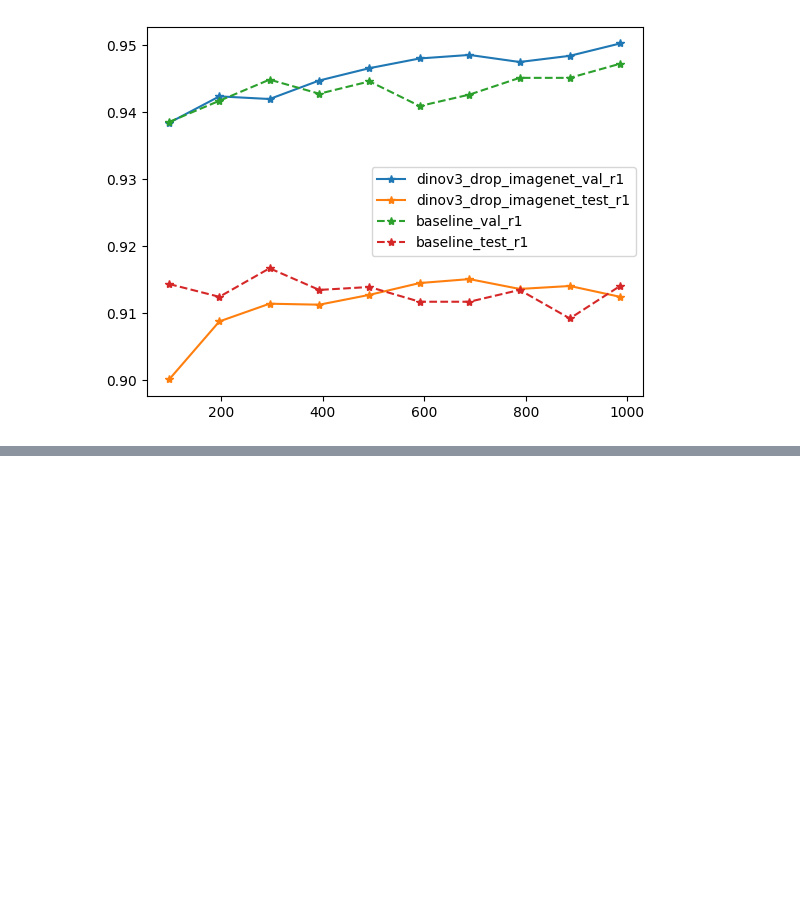
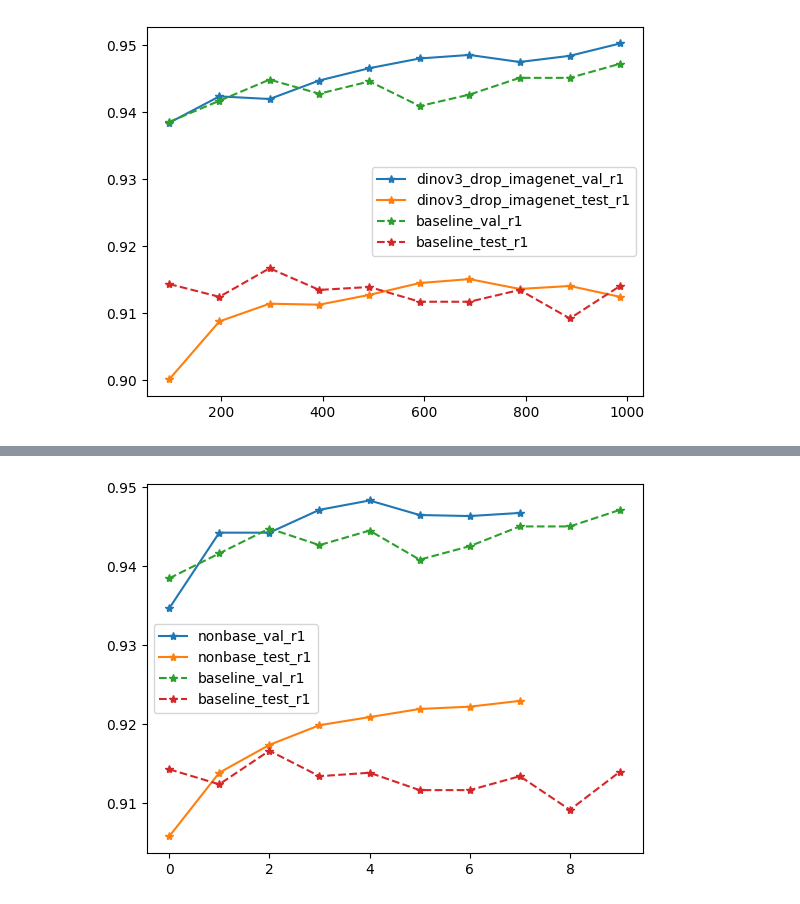
Before and after one commit to L4rralde/salad_results, a Jupyter notebook: dinov3_salad_charts.ipynb, the cells around one changed output, grey strips where cells are left out. Saved outputs shown, nothing was run; the diff lists cells and outputs as text; code cells hidden in the pictures; blank space fills up the shorter version.

```diff
--- a/dinov3_salad_charts.ipynb
+++ b/dinov3_salad_charts.ipynb
@@ -242,0 +295,4 @@ plt.legend()
+# %%
+plot_against(logs['baseline'], dinov3_block10_high)
+# %% [output]
+[figure, added]
```
Also changed, not shown: parts of 5 cells of this notebook, 10 other files.
